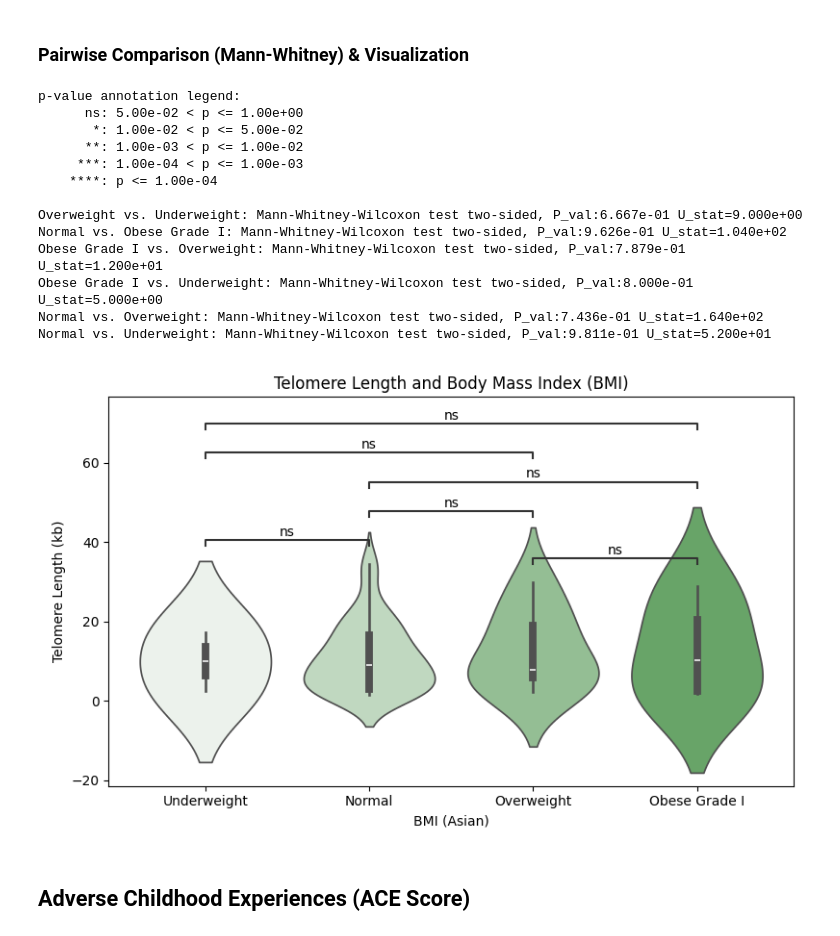
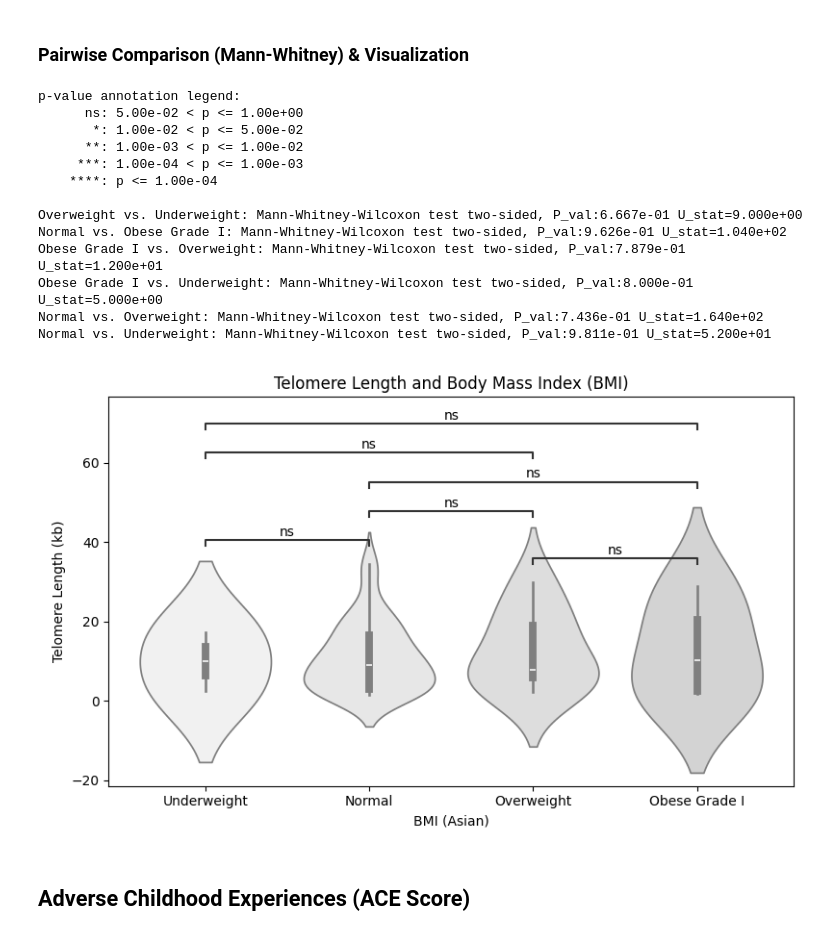
Before and after one commit to akaeii/telomere-mental-health, a Jupyter notebook: exploratory_data_analysis.ipynb, the cells around one changed output. Saved outputs shown, nothing was run; the diff lists cells and outputs as text; code cells hidden in the pictures.

Commit message:
Changed color pallete to grey.

```diff
--- a/exploratory_data_analysis.ipynb
+++ b/exploratory_data_analysis.ipynb
@@ -584,7 +587,7 @@ bmi_pairs = list(
 )
 # %%
 bmi_tl_fig, bmi_tl_ax = plt.subplots(1, 1, figsize=(8, 5))
-bmi_palette = sns.light_palette("green", n_colors=6)
+bmi_palette = sns.light_palette("lightgray", n_colors=4)
 
 sns.violinplot(
     data=bmi_temp,
@@ -601,34 +604,34 @@ annotator = Annotator(
     pairs=bmi_pairs,
     x=bmi_temp.bmi_asian,
     y=bmi_temp.telomere_length,
 )
 
 annotator.configure(test="Mann-Whitney", text_format="star", loc="inside")
 annotator.apply_and_annotate()
 
 bmi_tl_ax.set(
     title="Telomere Length and Body Mass Index (BMI)",
     xlabel="BMI (Asian)",
     ylabel="Telomere Length (kb)",
 )
 
 bmi_tl_fig.tight_layout()
 bmi_tl_fig.savefig("figures/Telomere Length vs. BMI.png", dpi=300)
 # %% [output]
 p-value annotation legend:
       ns: 5.00e-02 < p <= 1.00e+00
        *: 1.00e-02 < p <= 5.00e-02
       **: 1.00e-03 < p <= 1.00e-02
      ***: 1.00e-04 < p <= 1.00e-03
     ****: p <= 1.00e-04
 
 Overweight vs. Underweight: Mann-Whitney-Wilcoxon test two-sided, P_val:6.667e-01 U_stat=9.000e+00
 Normal vs. Obese Grade I: Mann-Whitney-Wilcoxon test two-sided, P_val:9.626e-01 U_stat=1.040e+02
 Obese Grade I vs. Overweight: Mann-Whitney-Wilcoxon test two-sided, P_val:7.879e-01 U_stat=1.200e+01
 Obese Grade I vs. Underweight: Mann-Whitney-Wilcoxon test two-sided, P_val:8.000e-01 U_stat=5.000e+00
 Normal vs. Overweight: Mann-Whitney-Wilcoxon test two-sided, P_val:7.436e-01 U_stat=1.640e+02
 Normal vs. Underweight: Mann-Whitney-Wilcoxon test two-sided, P_val:9.811e-01 U_stat=5.200e+01
-[figure, old version]
+[figure, new version]
 # %%
 plt.close("all")
 # %% [markdown]
```
Also changed, not shown: parts of 4 cells of this notebook, 4 other files.
